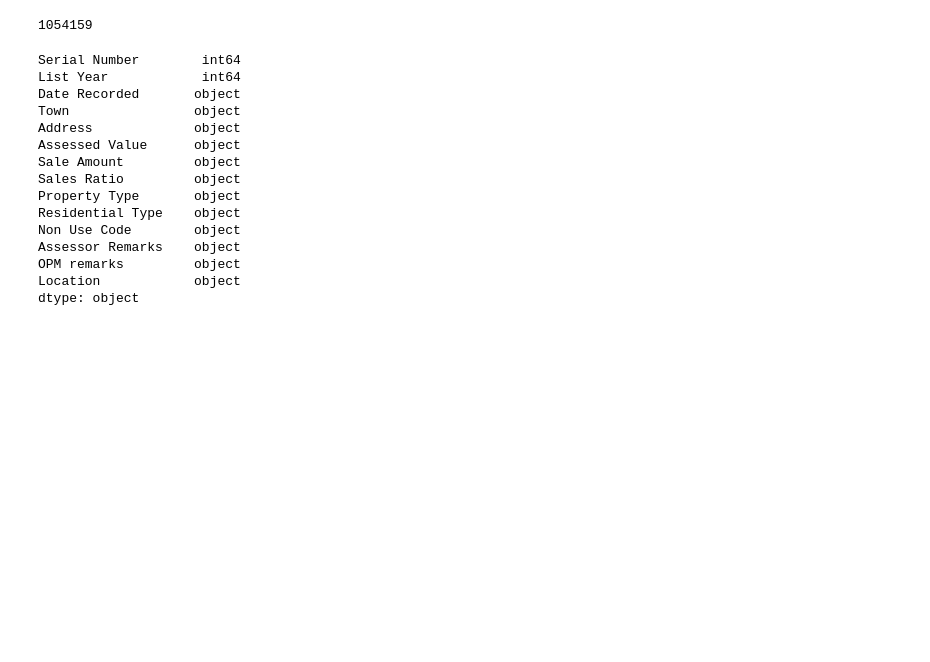
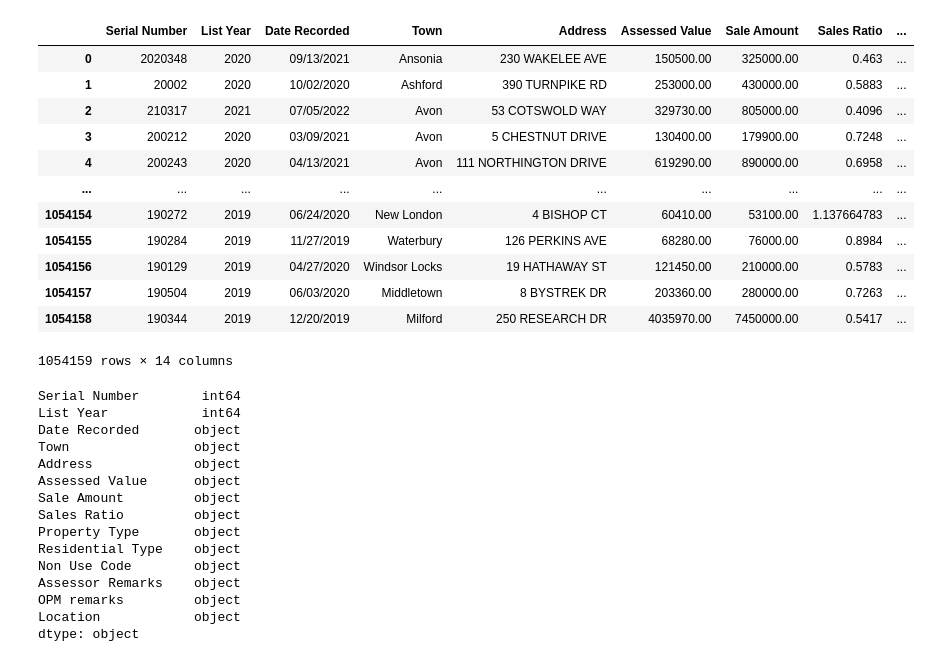
Before and after one commit to lucianotejada/Real-Estate-Sales-2001-2021-GL-Python, a Jupyter notebook: Real_Estate_Sales_2001-2021_GL.ipynb.ipynb, the cells around one changed output. Drawn from its saved outputs; the diff is of its cells as text; code cells hidden in the pictures; blank space fills up the shorter version.

```diff
--- a/Real_Estate_Sales_2001-2021_GL.ipynb.ipynb
+++ b/Real_Estate_Sales_2001-2021_GL.ipynb.ipynb
@@ -21,10 +21,22 @@ import numpy as np
 # %%
 #Reading CVS file
 #Adding the decimal parameter to avoid scientific notation
 df=pd.read_csv('Real_Estate_Sales_2001-2021_GL.csv', decimal=',', low_memory=False)
-len(df)
+df
 # %% [output]
+|  | Serial Number | List Year | Date Recorded | Town | Address | Assessed Value | Sale Amount | Sales Ratio | ... |
+| 0 | 2020348 | 2020 | 09/13/2021 | Ansonia | 230 WAKELEE AVE | 150500.00 | 325000.00 | 0.463 | ... |
+| 1 | 20002 | 2020 | 10/02/2020 | Ashford | 390 TURNPIKE RD | 253000.00 | 430000.00 | 0.5883 | ... |
+| 2 | 210317 | 2021 | 07/05/2022 | Avon | 53 COTSWOLD WAY | 329730.00 | 805000.00 | 0.4096 | ... |
+| 3 | 200212 | 2020 | 03/09/2021 | Avon | 5 CHESTNUT DRIVE | 130400.00 | 179900.00 | 0.7248 | ... |
+| 4 | 200243 | 2020 | 04/13/2021 | Avon | 111 NORTHINGTON DRIVE | 619290.00 | 890000.00 | 0.6958 | ... |
+| ... | ... | ... | ... | ... | ... | ... | ... | ... | ... |
+| 1054154 | 190272 | 2019 | 06/24/2020 | New London | 4 BISHOP CT | 60410.00 | 53100.00 | 1.137664783 | ... |
+| 1054155 | 190284 | 2019 | 11/27/2019 | Waterbury | 126 PERKINS AVE | 68280.00 | 76000.00 | 0.8984 | ... |
+| 1054156 | 190129 | 2019 | 04/27/2020 | Windsor Locks | 19 HATHAWAY ST | 121450.00 | 210000.00 | 0.5783 | ... |
+| 1054157 | 190504 | 2019 | 06/03/2020 | Middletown | 8 BYSTREK DR | 203360.00 | 280000.00 | 0.7263 | ... |
+| 1054158 | 190344 | 2019 | 12/20/2019 | Milford | 250 RESEARCH DR | 4035970.00 | 7450000.00 | 0.5417 | ... |
-1054159
+1054159 rows × 14 columns
 # %%
 #Checking the data type as it comes out.
 #...
```
Also changed, not shown: parts of 8 cells of this notebook.
